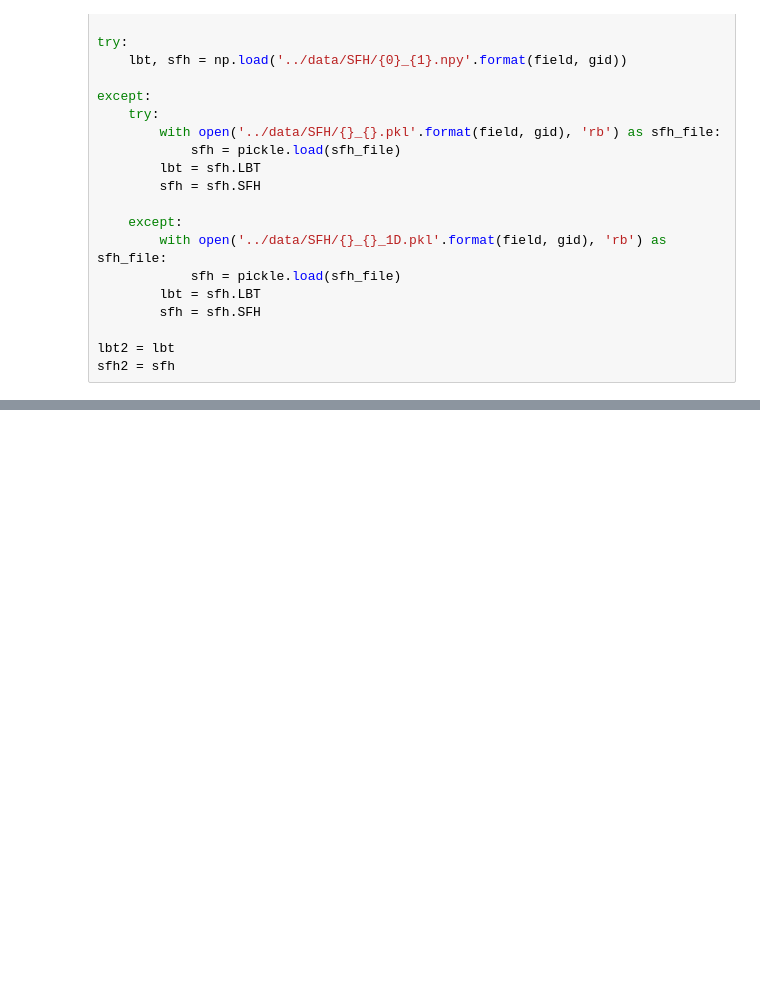
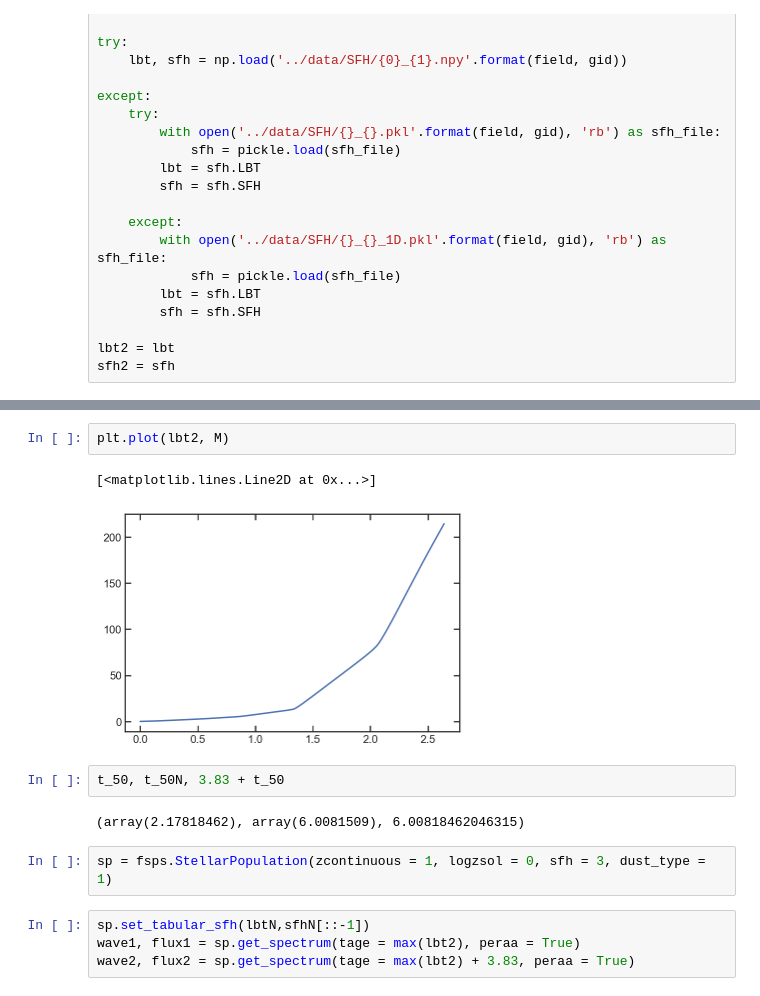
Before and after one commit to Vince-ec/Cluster_and_field, a Jupyter notebook: scripts/low_redshift.ipynb, the cells around one changed output, grey strips where cells are left out. Cells and saved outputs as stored; diff of their text form; blank space fills up the shorter version.

```diff
--- a/scripts/low_redshift.ipynb
+++ b/scripts/low_redshift.ipynb
@@ -371,0 +386,15 @@ array([0.        , 0.00765531, 0.01531062, 0.02296593, 0.03062124,
+# %%
+plt.plot(lbt2, M)
+# %% [output]
+[<matplotlib.lines.Line2D at 0x...>]
+[figure, added]
+# %%
+t_50, t_50N, 3.83 + t_50
+# %% [output]
+(array(2.17818462), array(6.0081509), 6.00818462046315)
+# %%
+sp = fsps.StellarPopulation(zcontinuous = 1, logzsol = 0, sfh = 3, dust_type = 1)
+# %%
+sp.set_tabular_sfh(lbtN,sfhN[::-1])
+wave1, flux1 = sp.get_spectrum(tage = max(lbt2), peraa = True)
+wave2, flux2 = sp.get_spectrum(tage = max(lbt2) + 3.83, peraa = True)
```
Also changed, not shown: parts of 19 cells of this notebook.
